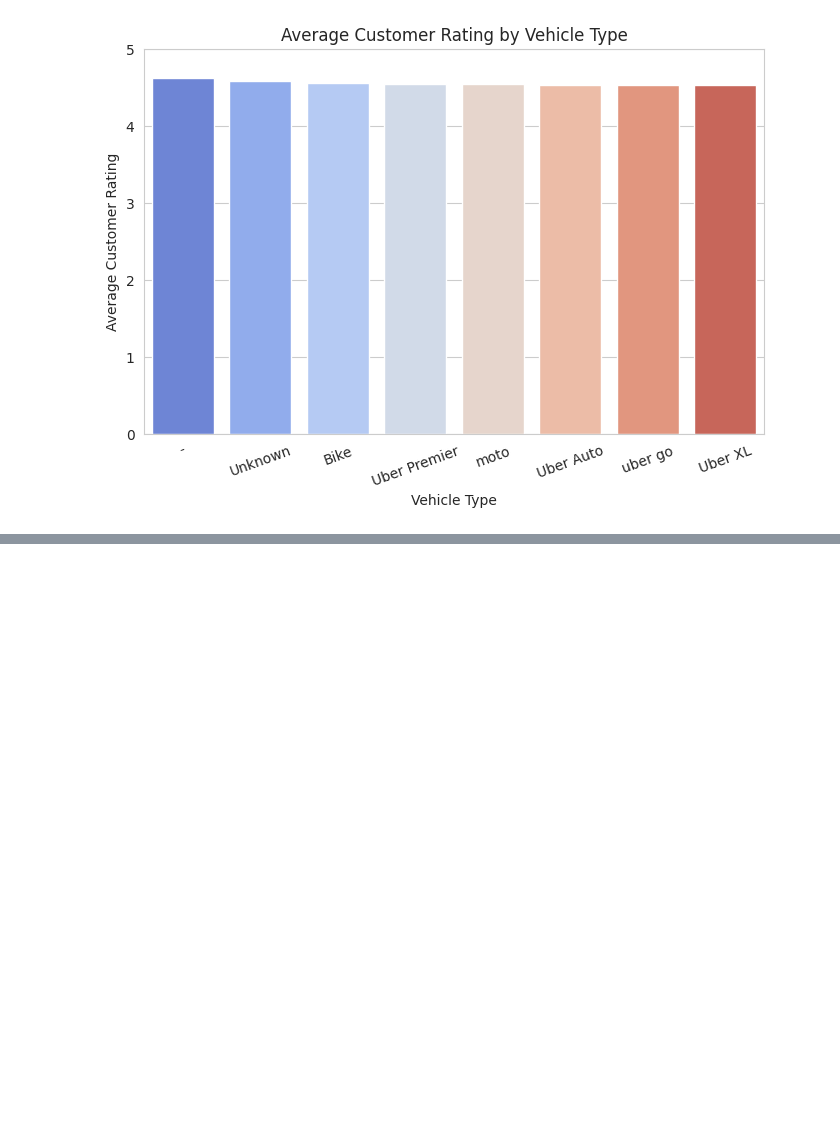
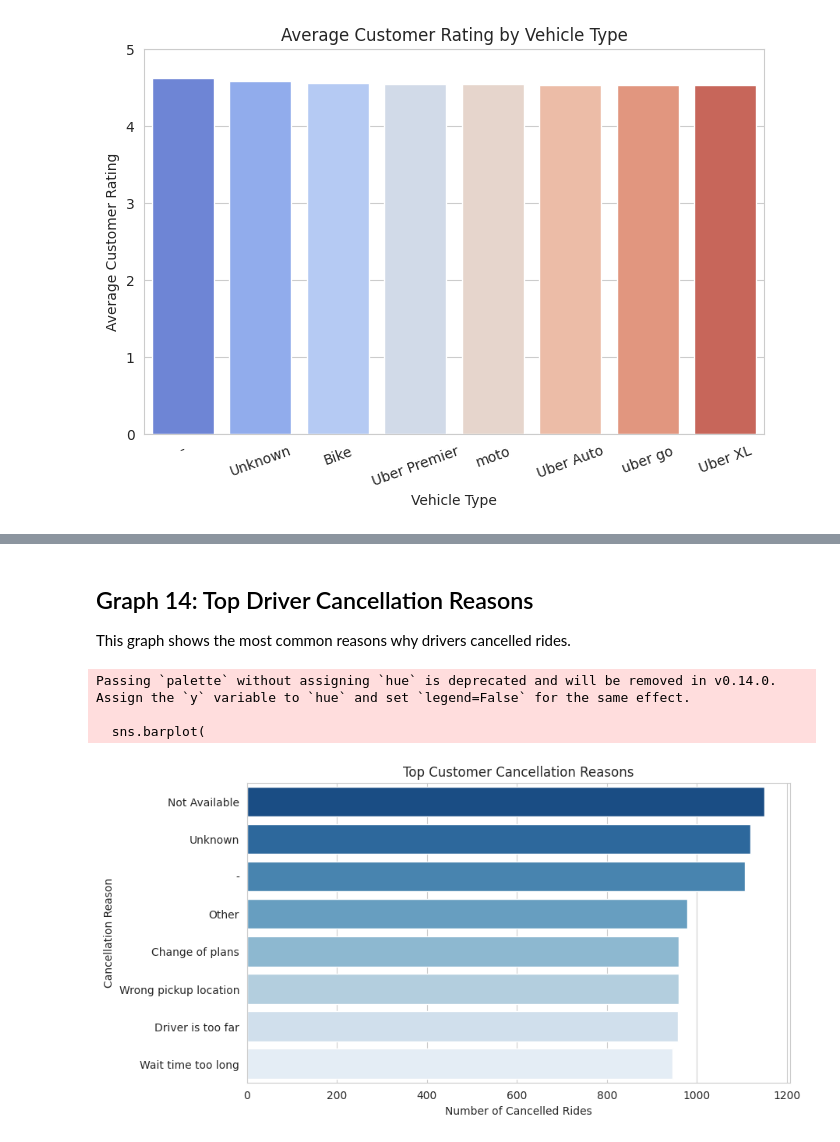
Before and after one commit to pri265126-stack/delhi-uber-eda, a Jupyter notebook: aws_task1.ipynb, the cells around one changed output, grey strips where cells are left out. Drawn from its saved outputs; the diff is of its cells as text; code cells hidden in the pictures; blank space fills up the shorter version.

```diff
--- a/aws_task1.ipynb
+++ b/aws_task1.ipynb
@@ -644,0 +726,30 @@ Passing `palette` without assigning `hue` is deprecated and will be removed in v
+# %% [markdown]
+## Graph 14: Top Driver Cancellation Reasons
+
+This graph shows the most common reasons why drivers cancelled rides.
+# %%
+plt.figure(figsize=(9,5))
+
+customer_cancel = (
+    df["Reason for cancelling by Customer"]
+    .dropna()
+    .value_counts()
+    .head(8)
+)
+
+sns.barplot(
+    x=customer_cancel.values,
+    y=customer_cancel.index,
+    palette="Blues_r"
+)
+
+plt.title("Top Customer Cancellation Reasons")
+plt.xlabel("Number of Cancelled Rides")
+plt.ylabel("Cancellation Reason")
+
+plt.show()
+# %% [output]
+Passing `palette` without assigning `hue` is deprecated and will be removed in v0.14.0. Assign the `y` variable to `hue` and set `legend=False` for the same effect.
+
+  sns.barplot(
+[figure, added]
```
Also changed, not shown: parts of 13 cells of this notebook.
